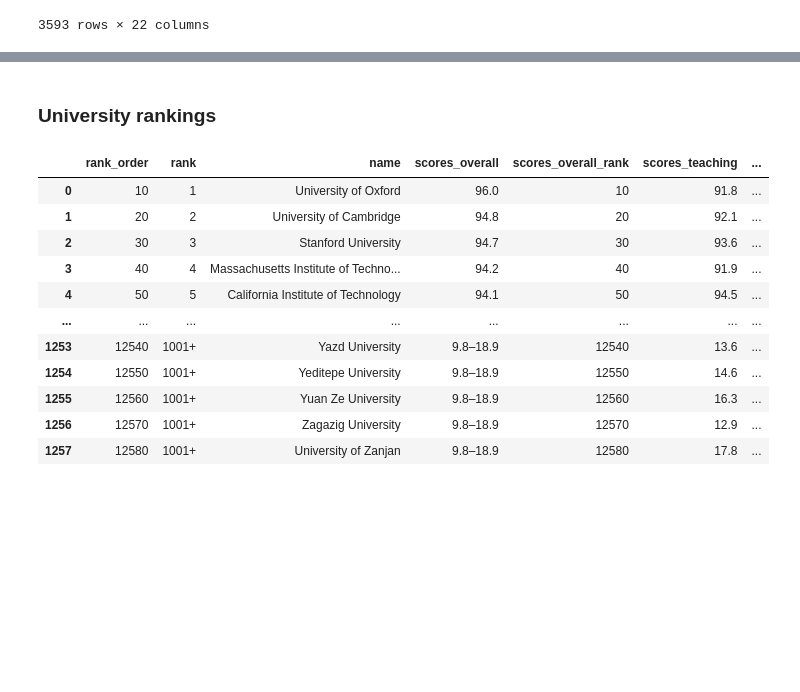
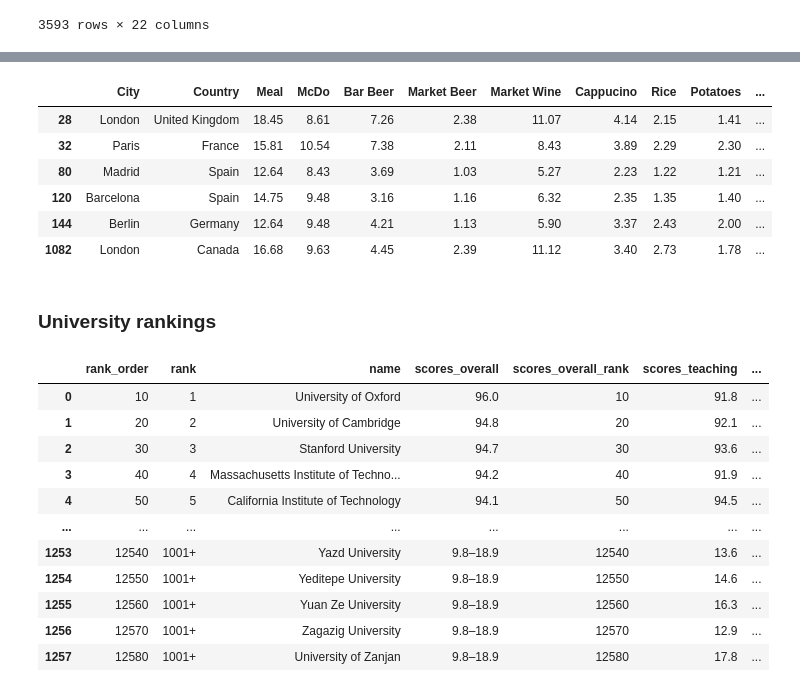
Before and after one commit to tatouti/DatabasePD, a Jupyter notebook: Erasmus_DataAnalysis.ipynb, the cells around one changed output, grey strips where cells are left out. Cells and saved outputs as stored; diff of their text form; code cells hidden in the pictures; blank space fills up the shorter version.

```diff
--- a/Erasmus_DataAnalysis.ipynb
+++ b/Erasmus_DataAnalysis.ipynb
@@ -398,3 +415,14 @@ cof.sort_values(by='Net Salary',ascending=False)
+# %%
+tempCity = list(receivingCity.index)
+cofRatio[cofRatio['City'].isin(tempCity)]
+# %% [output]
+|  | City | Country | Meal | McDo | Bar Beer | Market Beer | Market Wine | Cappucino | Rice | Potatoes | ... |
+| 28 | London | United Kingdom | 18.45 | 8.61 | 7.26 | 2.38 | 11.07 | 4.14 | 2.15 | 1.41 | ... |
+| 32 | Paris | France | 15.81 | 10.54 | 7.38 | 2.11 | 8.43 | 3.89 | 2.29 | 2.30 | ... |
+| 80 | Madrid | Spain | 12.64 | 8.43 | 3.69 | 1.03 | 5.27 | 2.23 | 1.22 | 1.21 | ... |
+| 120 | Barcelona | Spain | 14.75 | 9.48 | 3.16 | 1.16 | 6.32 | 2.35 | 1.35 | 1.40 | ... |
+| 144 | Berlin | Germany | 12.64 | 9.48 | 4.21 | 1.13 | 5.90 | 3.37 | 2.43 | 2.00 | ... |
+| 1082 | London | Canada | 16.68 | 9.63 | 4.45 | 2.39 | 11.12 | 3.40 | 2.73 | 1.78 | ... |
 # %% [markdown]
 ### University rankings
 # %%
```
Also changed, not shown: parts of 3 cells of this notebook.
